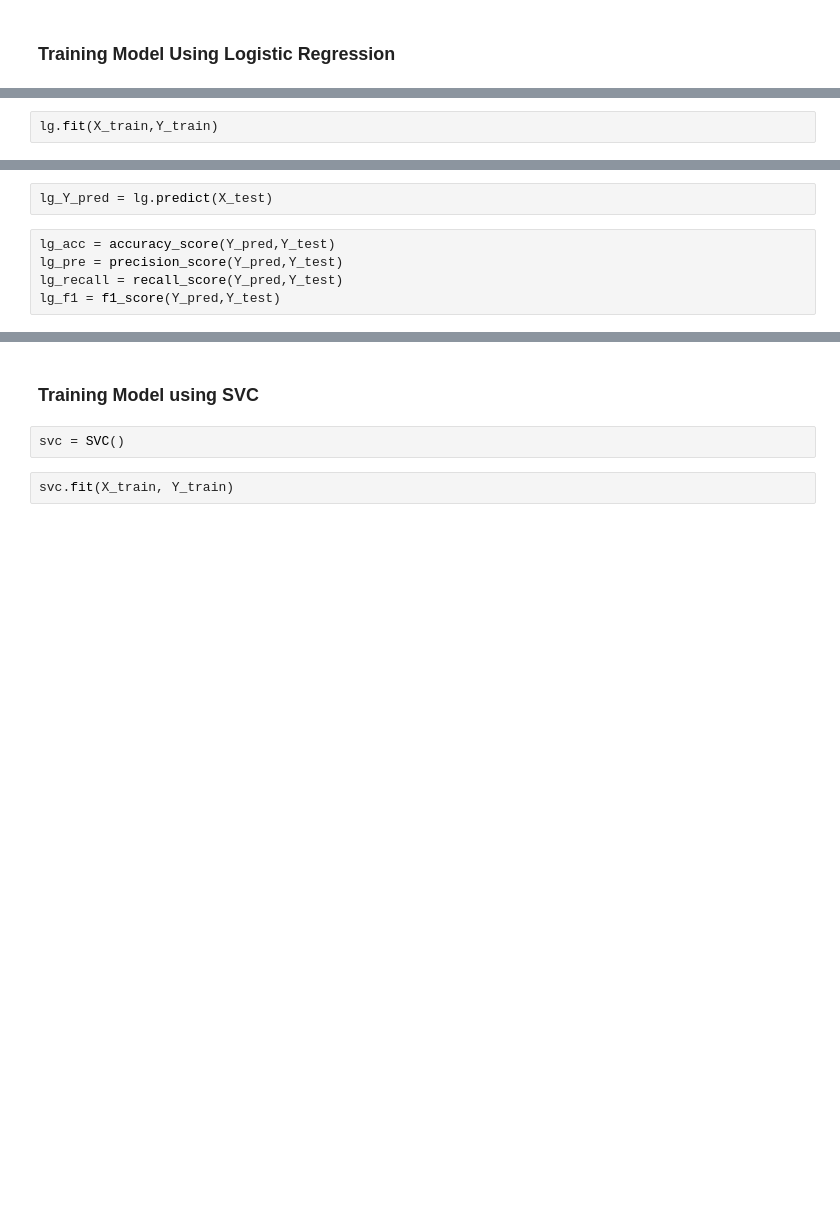
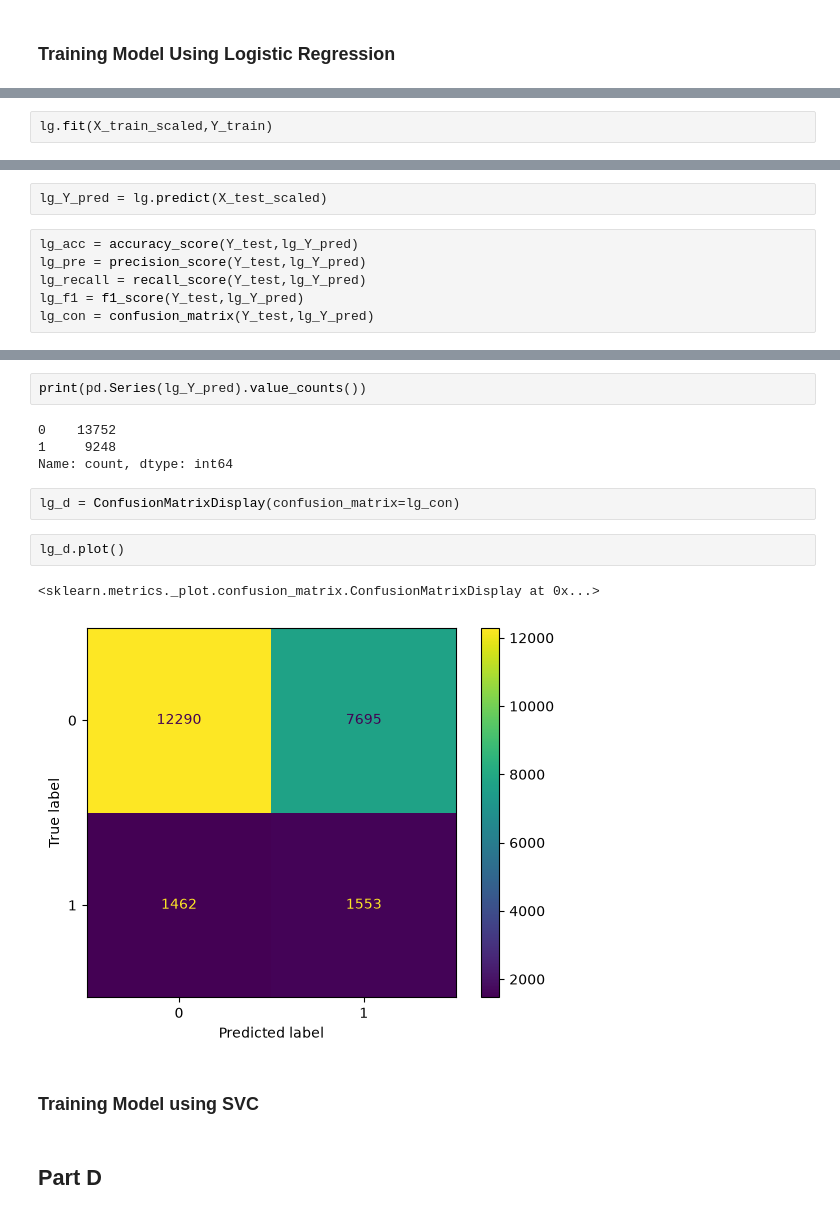
Before and after one commit to anshulbaisoya82-ux/Task-2-, a Jupyter notebook: Salary.ipynb, the cells around one changed output, grey strips where cells are left out. Cells and saved outputs as stored; diff of their text form; blank space fills up the shorter version.

```diff
--- a/Salary.ipynb
+++ b/Salary.ipynb
@@ -920,3 +944,3 @@ lg = LogisticRegression()
 # %%
-lg.fit(X_train,Y_train)
+lg.fit(X_train_scaled,Y_train)
 # %% [output]
@@ -924,8 +948,9 @@ LogisticRegression()
 # %%
-lg_Y_pred = lg.predict(X_test)
+lg_Y_pred = lg.predict(X_test_scaled)
 # %%
-lg_acc = accuracy_score(Y_pred,Y_test)
-lg_pre = precision_score(Y_pred,Y_test)
-lg_recall = recall_score(Y_pred,Y_test)
-lg_f1 = f1_score(Y_pred,Y_test)
+lg_acc = accuracy_score(Y_test,lg_Y_pred)
+lg_pre = precision_score(Y_test,lg_Y_pred)
+lg_recall = recall_score(Y_test,lg_Y_pred)
+lg_f1 = f1_score(Y_test,lg_Y_pred)
+lg_con = confusion_matrix(Y_test,lg_Y_pred)
 # %%
@@ -941,6 +978,17 @@ print(lg_f1)
+# %%
+print(pd.Series(lg_Y_pred).value_counts())
+# %% [output]
+0    13752
+1     9248
+Name: count, dtype: int64
+# %%
+lg_d = ConfusionMatrixDisplay(confusion_matrix=lg_con)
+# %%
+lg_d.plot()
+# %% [output]
+<sklearn.metrics._plot.confusion_matrix.ConfusionMatrixDisplay at 0x...>
+[figure, added]
 # %% [markdown]
 ### Training Model using SVC
-# %%
-svc = SVC()
-# %%
-svc.fit(X_train, Y_train)
+# %% [markdown]
+## Part D
```
Also changed, not shown: parts of 18 cells of this notebook.
